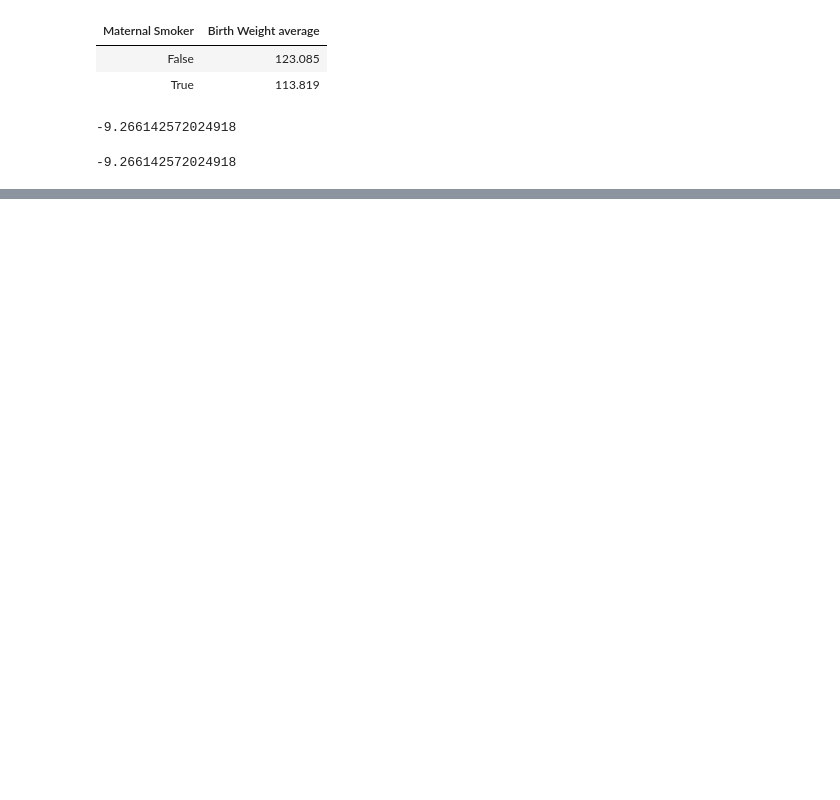
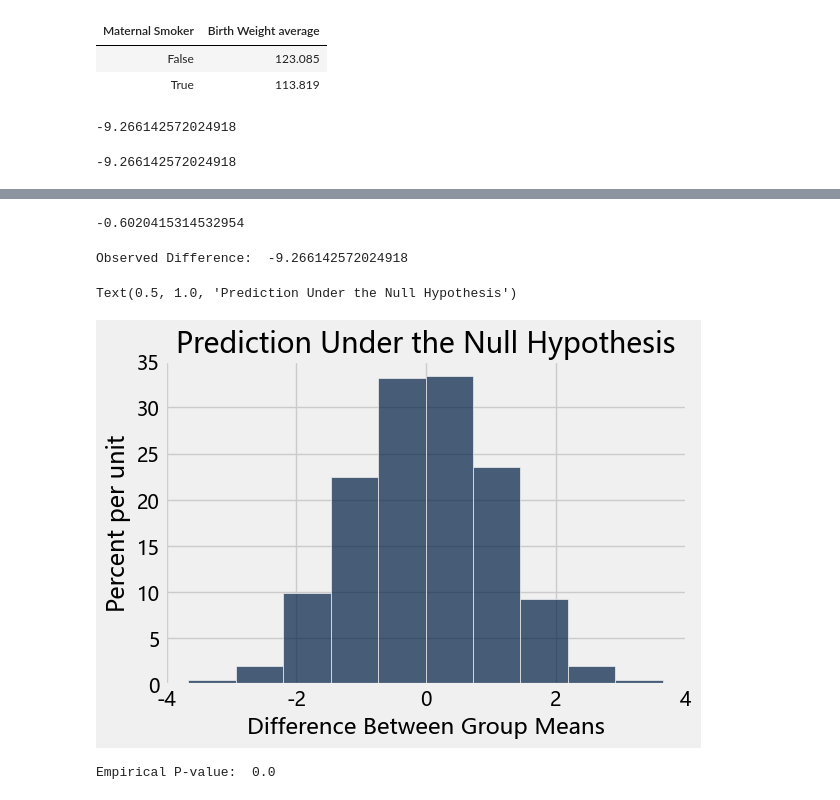
Before and after one commit to Matthew-HMS/Datascience101, a Jupyter notebook: Two_samples.ipynb, the cells around one changed output, grey strips where cells are left out. Cells and saved outputs as stored; diff of their text form; code cells hidden in the pictures; blank space fills up the shorter version.

Commit message:
Two sample 2/3

```diff
--- a/Two_samples.ipynb
+++ b/Two_samples.ipynb
@@ -94,0 +95,39 @@ difference_of_means(original_and_shuffled, 'Shuffled Label')
+# %%
+observed_difference = difference_of_means(original_and_shuffled, 'Maternal Smoker')
+# %%
+def one_simulated_difference_of_means():
+    """Returns: Difference between mean birthweights
+    of babies of smokers and non-smokers after shuffling labels"""
+
+    # array of shuffled labels
+    shuffled_labels = births.sample(with_replacement=False).column('Maternal Smoker')
+
+    # table of birth weights and shuffled labels
+    shuffled_table = births.select('Birth Weight').with_column(
+        'Shuffled Label', shuffled_labels)
+
+    return difference_of_means(shuffled_table, 'Shuffled Label')
+# %%
+one_simulated_difference_of_means()
+# %% [output]
+-0.6020415314532954
+# %%
+difference = make_array()
+
+reptitions = 5000
+for i in np.arange(reptitions):
+    new_difference = one_simulated_difference_of_means()
+    difference = np.append(difference, new_difference)
+# %%
+Table().with_column("Difference Between Group Means", difference).hist()
+print('Observed Difference: ', observed_difference)
+plots.title('Prediction Under the Null Hypothesis')
+# %% [output]
+Observed Difference:  -9.266142572024918
+Text(0.5, 1.0, 'Prediction Under the Null Hypothesis')
+[figure, added]
+# %%
+empirical_p = np.count_nonzero(difference <= observed_difference) / reptitions
+print('Empirical P-value: ', empirical_p)
+# %% [output]
+Empirical P-value:  0.0
```
Also changed, not shown: parts of 30 cells of this notebook.
